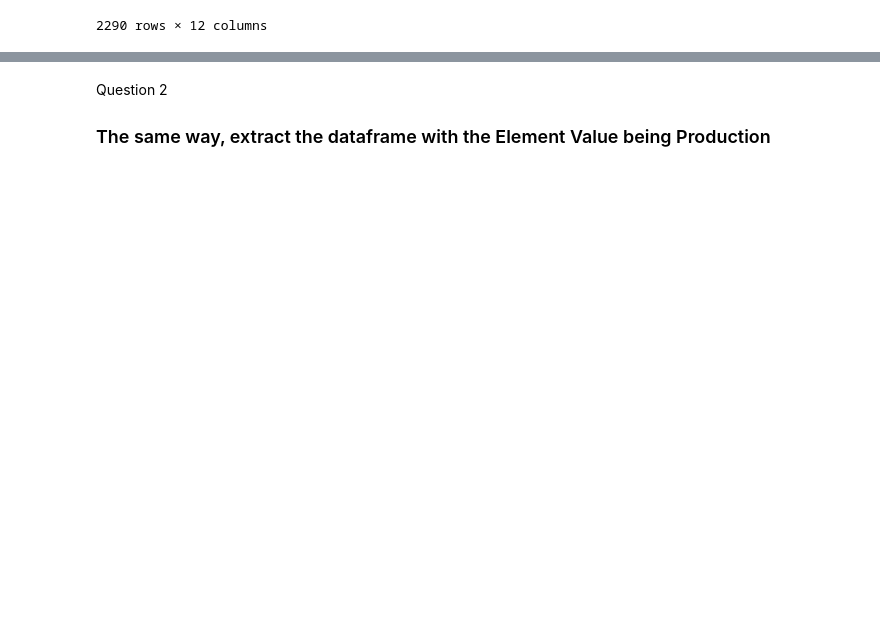
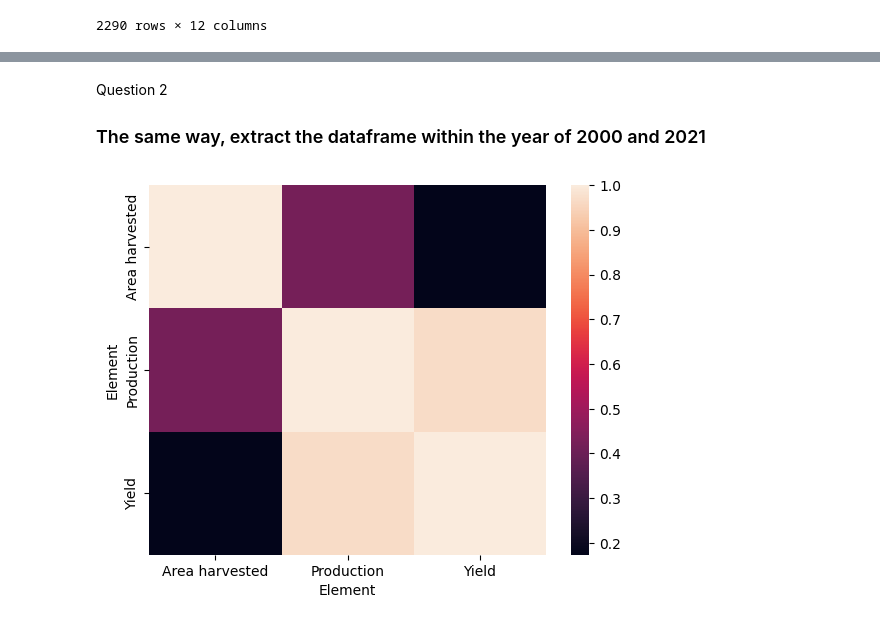
Before and after one commit to DunQua/-Intro2DS-Final-Seminar, a Jupyter notebook: source_code/04_data_discovery.ipynb, the cells around one changed output, grey strips where cells are left out. Saved outputs shown, nothing was run; the diff lists cells and outputs as text; code cells hidden in the pictures; blank space fills up the shorter version.

Commit message:
Data Discovery: Question 2

```diff
--- a/source_code/04_data_discovery.ipynb
+++ b/source_code/04_data_discovery.ipynb
@@ -75,4 +74,13 @@ for item in processed_df_production['Item'].unique():
 # %% [markdown]
 Question 2
 
-### The same way, extract the dataframe with the Element Value being Production
+### The same way, extract the dataframe within the year of 2000 and 2021
+# %%
+processed_df_extracted=processed_df[processed_df['Year'].between(2000, 2021)]
+temp=processed_df_extracted[processed_df_extracted['Item']=='Rice']
+temp=temp.drop(columns=['Item', 'Item Code', 'Element Code'])
+temp=temp.pivot_table('Value', ['Domain Code', 'Domain', 'Area Code', 'Area', 'Year'], ['Element'])
+hm=sbn.heatmap(data=temp.corr())
+plt.show();
+# %% [output]
+[figure, added]
```
Also changed, not shown: parts of 4 cells of this notebook, 1 other file.
